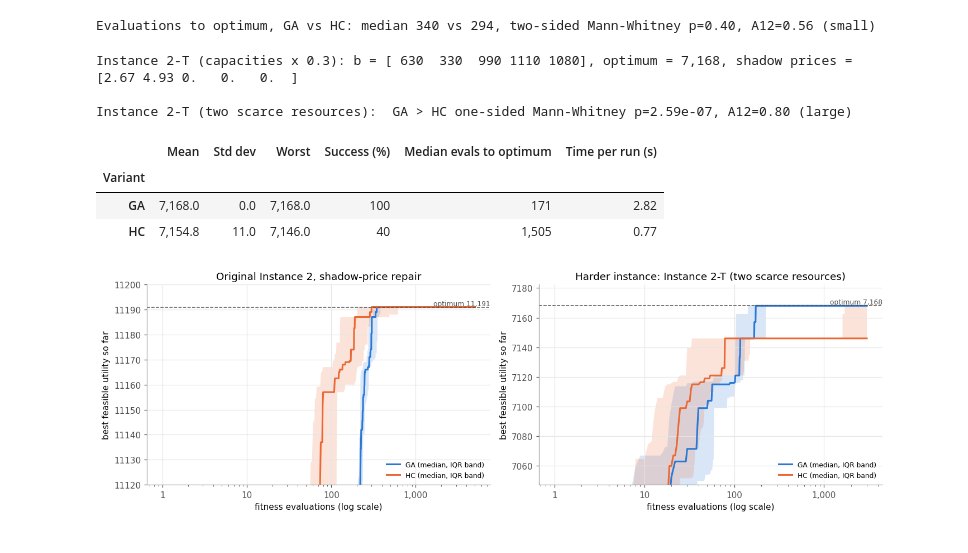
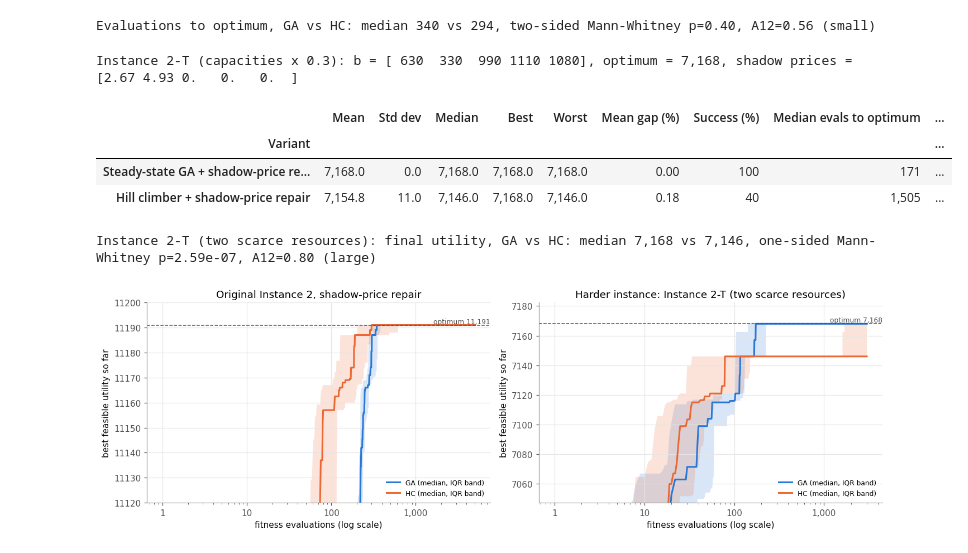
Before and after one commit to BarnabasSzalay232430/Artificial-Intelligence, a Jupyter notebook: Metaheuristics_Workload_Allocation.ipynb, the cells around one changed output. Cells and saved outputs as stored; diff of their text form; code cells hidden in the pictures.

```diff
--- a/Metaheuristics_Workload_Allocation.ipynb
+++ b/Metaheuristics_Workload_Allocation.ipynb
@@ -500,7 +500,7 @@ def summarise(df):
         "Time per eval (µs)": (1e6 * g.time_s.sum() / g.evals_used.sum()).map(lambda v: f"{v:,.0f}"),
     })
     if "duplicates_skipped" in df:                    # GA only: children discarded before evaluation
-        out["Duplicates skipped per run"] = g.duplicates_skipped.mean().map(lambda v: f"{v:,.0f}")
+        out["Duplicates skipped per run"] = g.duplicates_skipped.mean().map(lambda v: "–" if pd.isna(v) else f"{v:,.0f}")
     out.index.name = "Variant"
     return out
 
@@ -953,29 +954,29 @@ Evaluations to optimum, GA vs HC: median 340 vs 294, two-sided Mann-Whitney p=0.
 # %%
 import copy
 # Step 2: build Instance 2-T (same models, every capacity cut to 30 %), then run both algorithms on it
 I2T = copy.deepcopy(I2)
 I2T.name, I2T.b = "Instance 2-T (capacities x 0.3)", np.floor(0.3 * I2.b)
 solve_reference(I2T); compute_shadow_prices(I2T)
 print(f"{I2T.name}: b = {I2T.b.astype(int)}, optimum = {I2T.optimum:,.0f}, shadow prices = {np.round(I2T.duals, 2)}")
 
 STRESS_BUDGET = 3_000
 stress = {}
 for tag, I, H in [("Instance 2-T (two scarce resources)", I2T, dual_repair)]:
-    ga_df, ga_tr, _ = run_many(steady_state_ga, I, H, STRESS_BUDGET, label="GA")
-    hc_df, hc_tr, _ = run_many(hill_climber, I, H, STRESS_BUDGET, label="HC")
+    ga_df, ga_tr, _ = run_many(steady_state_ga, I, H, STRESS_BUDGET, label="Steady-state GA + shadow-price repair")
+    hc_df, hc_tr, _ = run_many(hill_climber, I, H, STRESS_BUDGET, label="Hill climber + shadow-price repair")
     stress[tag] = (I, ga_df, ga_tr, hc_df, hc_tr)
-    s = summarise(pd.concat([ga_df, hc_df]))[["Mean", "Std dev", "Worst", "Success (%)", "Median evals to optimum", "Time per run (s)"]]
-    r = compare(ga_df.best_utility, hc_df.best_utility, "greater")    # is the GA's final utility higher?
-    print(f"\n{tag}:  GA > HC one-sided Mann-Whitney p={r['p']:.2e}, A12={r['A12']:.2f} ({r['effect']})")
-    display(s)
+    display(summarise(pd.concat([ga_df, hc_df], ignore_index=True)))
+    # the hill climber often never reaches the optimum here, so compare final utility (higher is better)
+    r = compare(ga_df.best_utility, hc_df.best_utility, "greater")
+    print(f"{tag}: final utility, GA vs HC: median {r['median A']:,.0f} vs {r['median B']:,.0f}, "
+          f"one-sided Mann-Whitney p={r['p']:.2e}, A12={r['A12']:.2f} ({r['effect']})")
 # %% [output]
 Instance 2-T (capacities x 0.3): b = [ 630  330  990 1110 1080], optimum = 7,168, shadow prices = [2.67 4.93 0.   0.   0.  ]
-
-Instance 2-T (two scarce resources):  GA > HC one-sided Mann-Whitney p=2.59e-07, A12=0.80 (large)
-|  | Mean | Std dev | Worst | Success (%) | Median evals to optimum | Time per run (s) |
-| Variant |  |  |  |  |  |  |
-| GA | 7,168.0 | 0.0 | 7,168.0 | 100 | 171 | 2.82 |
-| HC | 7,154.8 | 11.0 | 7,146.0 | 40 | 1,505 | 0.77 |
+|  | Mean | Std dev | Median | Best | Worst | Mean gap (%) | Success (%) | Median evals to optimum | ... |
+| Variant |  |  |  |  |  |  |  |  | ... |
+| Steady-state GA + shadow-price re... | 7,168.0 | 0.0 | 7,168.0 | 7,168.0 | 7,168.0 | 0.00 | 100 | 171 | ... |
+| Hill climber + shadow-price repair | 7,154.8 | 11.0 | 7,146.0 | 7,168.0 | 7,146.0 | 0.18 | 40 | 1,505 | ... |
+Instance 2-T (two scarce resources): final utility, GA vs HC: median 7,168 vs 7,146, one-sided Mann-Whitney p=2.59e-07, A12=0.80 (large)
 # %%
 # Convergence: original instance (left), harder Instance 2-T (right)
 fig, axes = plt.subplots(1, 2, figsize=(13, 4.2))
```
Also changed, not shown: parts of 6 cells of this notebook, 2 other files.
